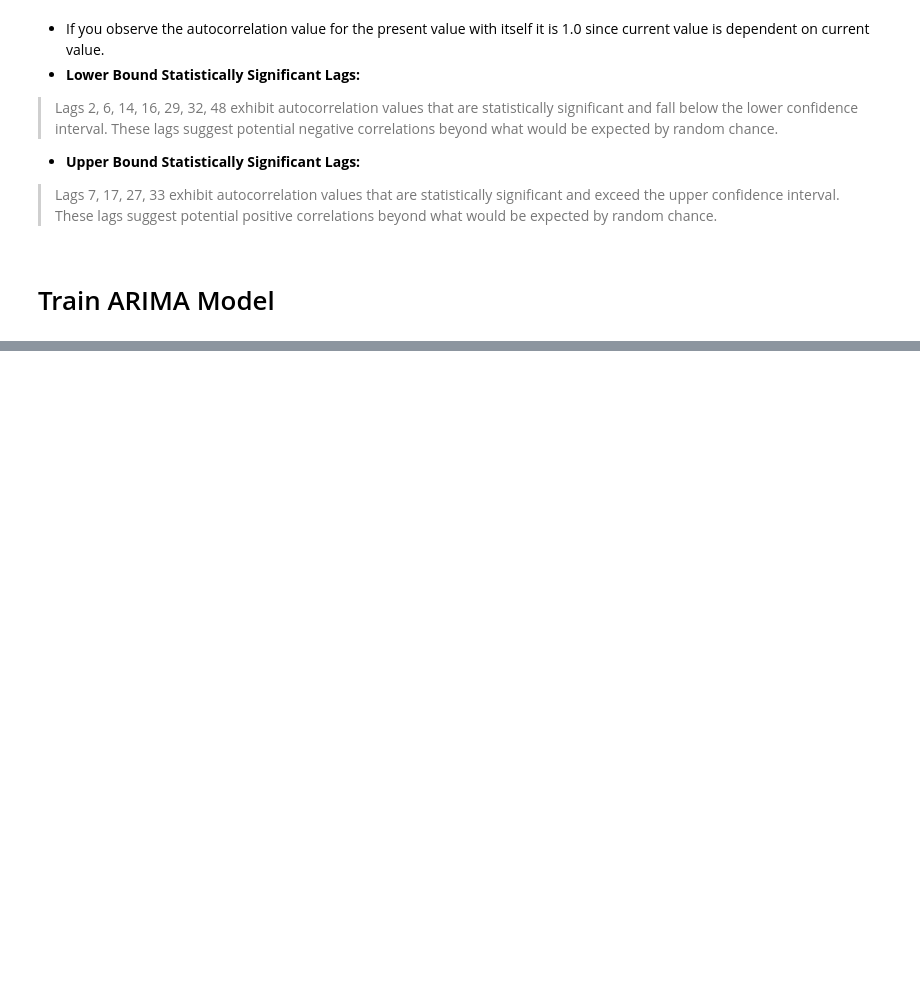
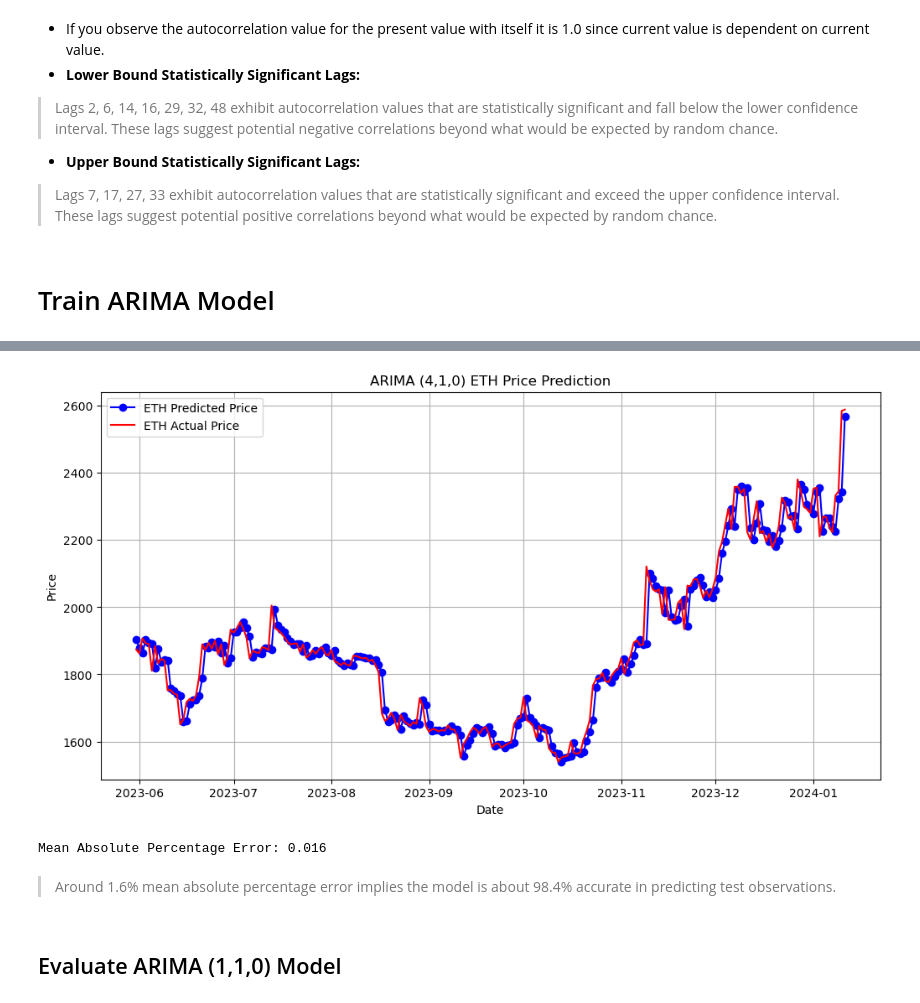
Before and after one commit to bryan-ortiz0/crypto-forecast-analysis, a Jupyter notebook: models/arima_daily.ipynb, the cells around one changed output, grey strips where cells are left out. Drawn from its saved outputs; the diff is of its cells as text; code cells hidden in the pictures; blank space fills up the shorter version.

```diff
--- a/models/arima_daily.ipynb
+++ b/models/arima_daily.ipynb
@@ -23,0 +67,13 @@ plt.savefig(os.path.join(visualization_folder, 'acf_plot.png'));
+# %%
+model_410_predictions = []
+
+n_test_observations = len(testing_data)
+# %%
+for i in range(n_test_observations):
+    model = ARIMA(training_data, order=(4,1,0))
+    model_410_fit = model.fit()
+    output = model_410_fit.forecast()
+    yhat = list(output)[0]
+    model_410_predictions.append(yhat)
+    actual_test_value = testing_data[i]
+    training_data.append(actual_test_value)
@@ -23,0 +82,6 @@ plt.savefig(os.path.join(visualization_folder, 'acf_plot.png'));
+# %%
+# 90% training / 10% testing
+to_row = int(len(eth)*0.9)
+
+training_data = list(eth[0:to_row]['close'])
+testing_data = list(eth[to_row:]['close'])
@@ -25,0 +131,28 @@ plt.savefig(os.path.join(visualization_folder, 'acf_plot.png'));
+# %%
+plt.figure(figsize=(12,6))
+plt.grid(True)
+
+date_range = eth[to_row:].index
+
+plt.plot(date_range, model_410_predictions, color='blue', marker='o', linestyle='-', label='ETH Predicted Price')
+plt.plot(date_range, testing_data, color='red', label='ETH Actual Price')
+plt.title('ARIMA (4,1,0) ETH Price Prediction')
+plt.xlabel('Date')
+plt.ylabel('Price')
+plt.legend()
+
+visualization_folder = 'visualizations'
+os.makedirs(visualization_folder, exist_ok=True)
+
+plt.savefig(os.path.join(visualization_folder, 'arima_410_prediction.png'));
+# %% [output]
+[figure, added]
+# %%
+mape = round(np.mean(np.abs(np.array(model_410_predictions) - np.array(testing_data)) / np.abs(testing_data)), 3)
+print(f'Mean Absolute Percentage Error: {str(mape)}')
+# %% [output]
+Mean Absolute Percentage Error: 0.016
+# %% [markdown]
+> Around 1.6% mean absolute percentage error implies the model is about 98.4% accurate in predicting test observations.
+# %% [markdown]
+## Evaluate ARIMA (1,1,0) Model
```
Also changed, not shown: parts of 23 cells of this notebook, 21 other files.
